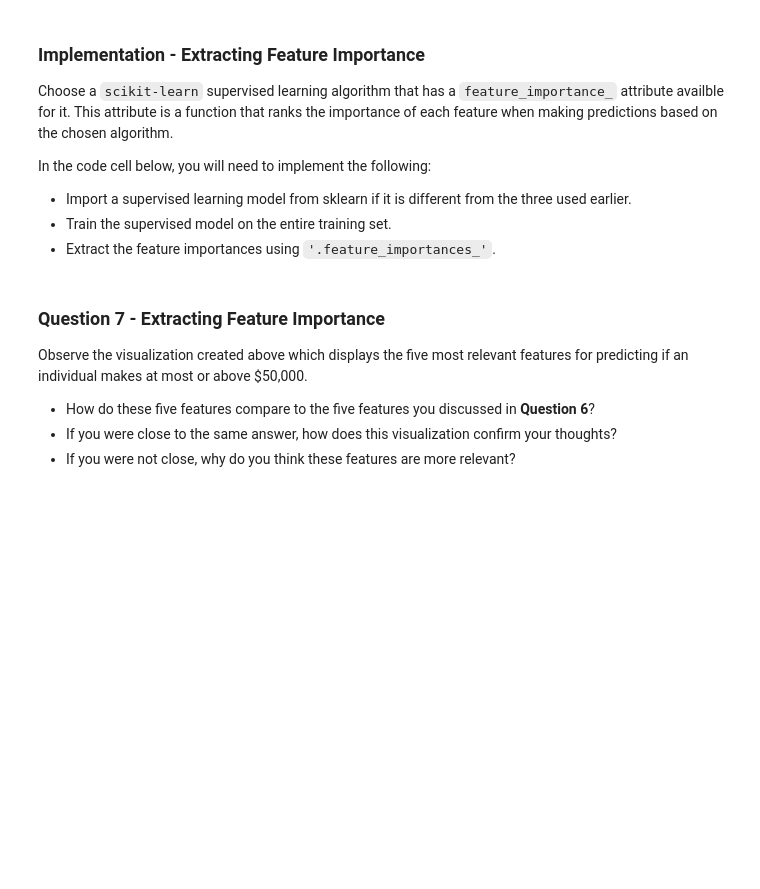
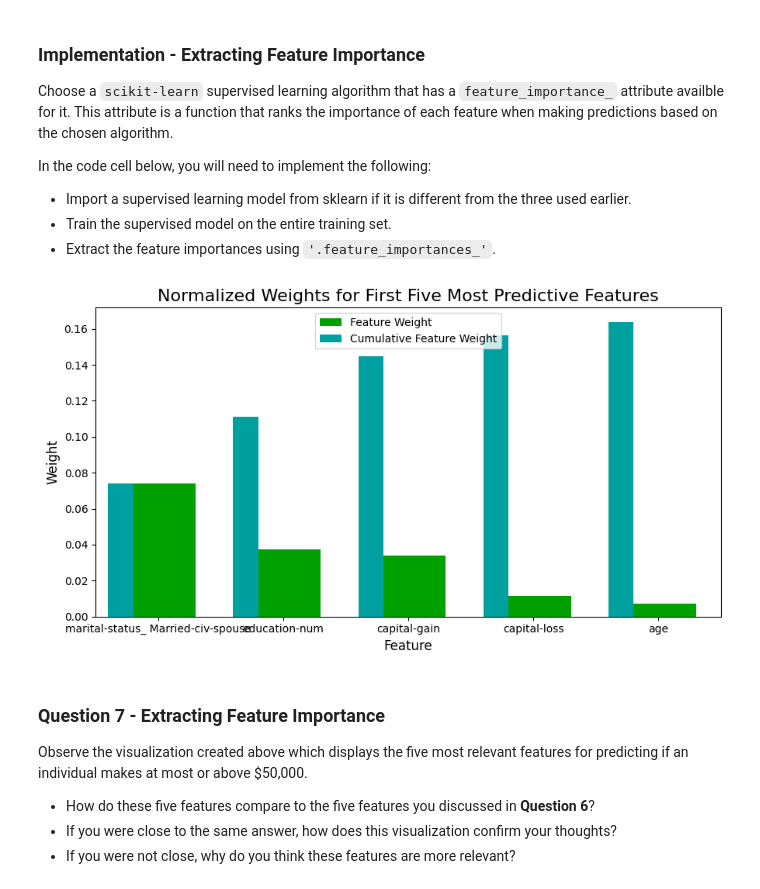
Before and after one commit to AlexanderGeorge5x9/Project-Finding-Donors-for-Charity-Supervised-Learning-ML, a Jupyter notebook: finding_donors.ipynb, the cells around one changed output. Saved outputs shown, nothing was run; the diff lists cells and outputs as text; code cells hidden in the pictures; blank space fills up the shorter version.

```diff
--- a/finding_donors.ipynb
+++ b/finding_donors.ipynb
@@ -448,20 +451,24 @@ Fine tune the chosen model. Use grid search (`GridSearchCV`) with at least one i
 from sklearn.model_selection  import GridSearchCV
 from sklearn.metrics import make_scorer
 # TODO: Initialize the classifier
-clf = MultinomialNB()
+clf = DecisionTreeClassifier()
 
 # TODO: Create the parameters list you wish to tune, using a dictionary if needed.
 # HINT: parameters = {'parameter_1': [value1, value2], 'parameter_2': [value1, value2]}
-parameters = {"gamma": [0.1, 1.0, 10, 100],'class_prior':range(1,10,1)}
+parameters = {
+  'max_depth':[3, 5, 8, 10, 15, 50],
+  'min_samples_split':[5, 10, 100, 500, 1000],
+  'max_leaf_nodes': list(range(2, 100))
+  }
 
 # TODO: Make an fbeta_score scoring object using make_scorer()
-scorer =make_scorer(fbeta_score(beta=0.5),)
+scorer =make_scorer(fbeta_score,beta=0.5)
 
 # TODO: Perform grid search on the classifier using 'scorer' as the scoring method using GridSearchCV()
-grid_obj = None
+grid_obj = GridSearchCV(clf, parameters, scoring=scorer)
 
 # TODO: Fit the grid search object to the training data and find the optimal parameters using fit()
-grid_fit = None
+grid_fit = grid_obj.fit(X_train, y_train)
 
 # Get the estimator
 best_clf = grid_fit.best_estimator_
@@ -515,17 +532,16 @@ In the code cell below, you will need to implement the following:
  - Train the supervised model on the entire training set.
  - Extract the feature importances using `'.feature_importances_'`.
 # %%
-# TODO: Import a supervised learning model that has 'feature_importances_'
-
-
 # TODO: Train the supervised model on the training set using .fit(X_train, y_train)
-model = None
+model = best_clf.fit(X_train,y_train)
 
 # TODO: Extract the feature importances using .feature_importances_
-importances = None
+importances = model.tree_.compute_feature_importances(normalize=False)
 
 # Plot
 vs.feature_plot(importances, X_train, y_train)
+# %% [output]
+[figure, added]
 # %% [markdown]
 ### Question 7 - Extracting Feature Importance
 
```
Also changed, not shown: parts of 7 cells of this notebook.
